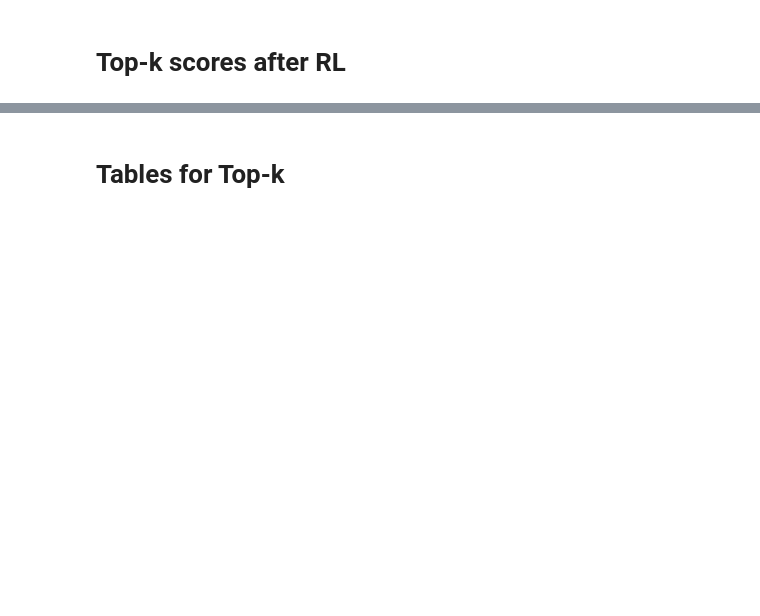
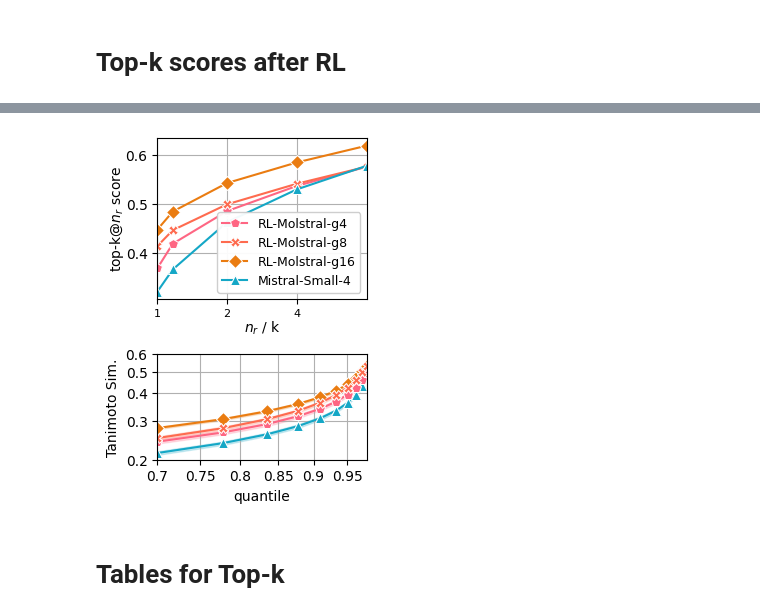
Before and after one commit to Fransou/MolRGen, a Jupyter notebook: notebooks/results/MolGenOutput.ipynb, the cells around one changed output, grey strips where cells are left out. Drawn from its saved outputs; the diff is of its cells as text; code cells hidden in the pictures; blank space fills up the shorter version.

```diff
--- a/notebooks/results/MolGenOutput.ipynb
+++ b/notebooks/results/MolGenOutput.ipynb
@@ -217,32 +316,70 @@ div_df_grpo = div_df_grpo.explode(["Tanimoto Div.", "quantile"]).reset_index()
 # %%
-fig_size = 3.5
-aspect = 1.3
+fig_size = 2.7
+aspect = 1.7
 
 
 fig = plt.figure(figsize=(fig_size,fig_size*aspect))
 
 gs_top = fig.add_gridspec(1, 1, top=0.7, bottom=0.35)
 ax_main = fig.add_subplot(gs_top[0, 0])
-sns.lineplot(topk_df.groupby(["Model", "k", "$n_r$ / k"])["top-k"].mean().reset_index(), x="$n_r$ / k", y="top-k", hue="Model", style="Model", palette=CMAP_MODELS, markers=MARKER_MODELS, dashes=False, markersize=7, ax=ax_main)
+sns.lineplot(
+    topk_df.groupby(
+        ["Model", "k", "$n_r$ / k"]
+    )["top-k"].mean().reset_index(),
+    x="$n_r$ / k",
+    y="top-k",
+    hue="Model",
+    style="Model",
+    palette=CMAP_MODELS,
+    markers=MARKER_MODELS,
+    dashes=False,
+    markersize=7,
+    ax=ax_main,
+    errorbar=None,
+    hue_order=sorted(topk_df.Model.unique(), key=lambda x: list(CMAP_MODELS.keys()).index(x))
+)
 ax_main.set_xscale('log', base=2)
 ax_main.set_xticks([1, 2, 4])
 ax_main.set_xticklabels(['1', '2', '4'], size=8)
 ax_main.set_xlabel("$n_r$ / k", loc="center", labelpad=-0.1)
 ax_main.set_ylabel("top-k@$n_r$ score", labelpad=-0.1)
-ax_main.set_xlim(1,6)
+ax_main.set_xlim(1,8)
 ax_main.grid()
+# Make legend smaller and position it
+legend = ax_main.legend(fontsize=9, ncols=1, frameon=True)
+legend.get_frame().set_alpha(0.95)
 
 
 gs_bottom = fig.add_gridspec(1, 1, top=0.23, bottom=0.)
 ax_sim_plot = fig.add_subplot(gs_bottom[0, 0])
-sns.lineplot(div_df_grpo, x="quantile", y="Tanimoto Div.", hue="Model", palette=CMAP_MODELS, ax=ax_sim_plot, legend=False, style="Model", dashes=False, markers=MARKER_MODELS, markersize=7)
+sns.lineplot(div_df_grpo, x="quantile", y="Tanimoto Sim.", hue="Model", palette=CMAP_MODELS, ax=ax_sim_plot, legend=False, style="Model", dashes=False, markers=MARKER_MODELS, markersize=7)
 ax_sim_plot.set_xlim(QUANTILES[0], QUANTILES[-1])
-# ax_sim_plot.set_xscale('log', base=10)
+
+ax_sim_plot.set_yscale('log', base=10)
+ax_sim_plot.set_xscale('log', base=10)
+
+# ticks
+ax_sim_plot.set_yticks(
+    [
+        0.2,0.3,0.4, 0.5, 0.6
+    ],
+    labels = [
+        0.2,0.3,0.4,0.5, 0.6
+    ]
+)
+ax_sim_plot.set_xticks(
+    [0.7, 0.75, 0.8, 0.85, 0.9, 0.95],
+    labels = [0.7, 0.75, 0.8, 0.85, 0.9, 0.95]
+)
+
+
 ax_sim_plot.grid()
 
 
 plt.savefig(f"{FIG_PATH}/topk_mosaic.pdf", bbox_inches='tight')
 plt.show()
+# %% [output]
+[figure, added]
 # %% [markdown]
 # Tables for Top-k
 # %%
```
Also changed, not shown: parts of 32 cells of this notebook, 8 other files.
